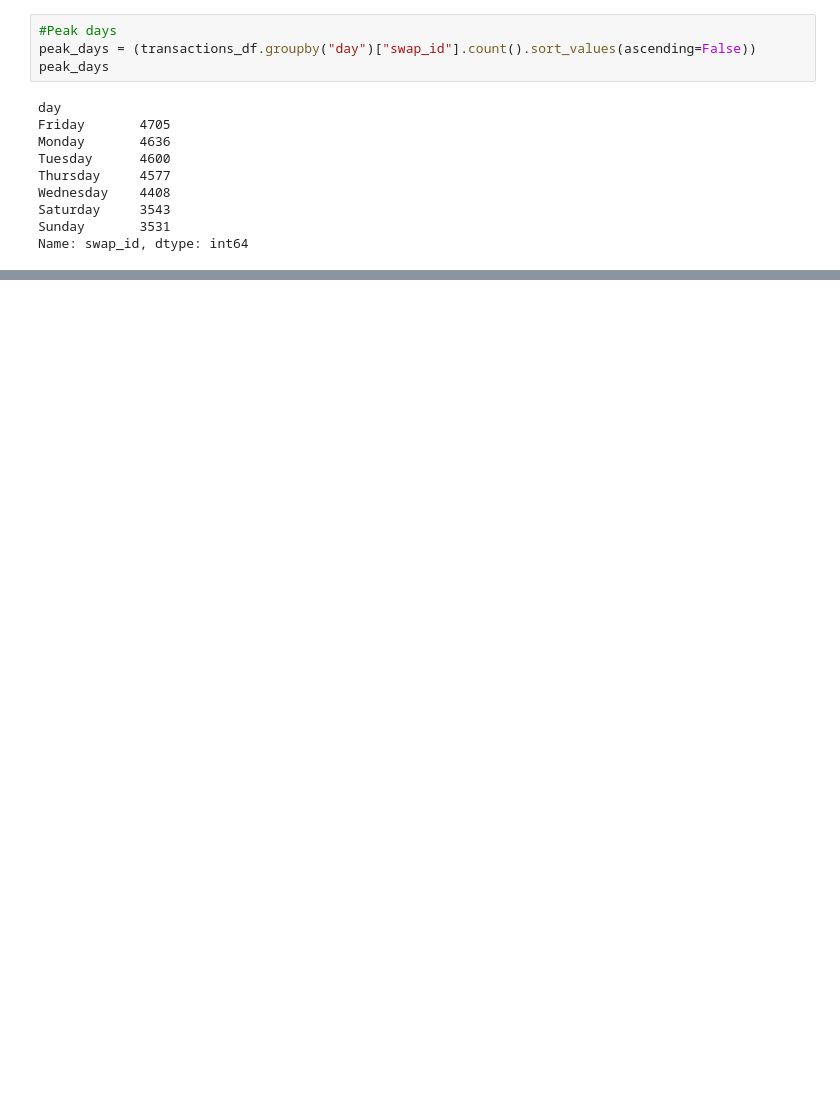
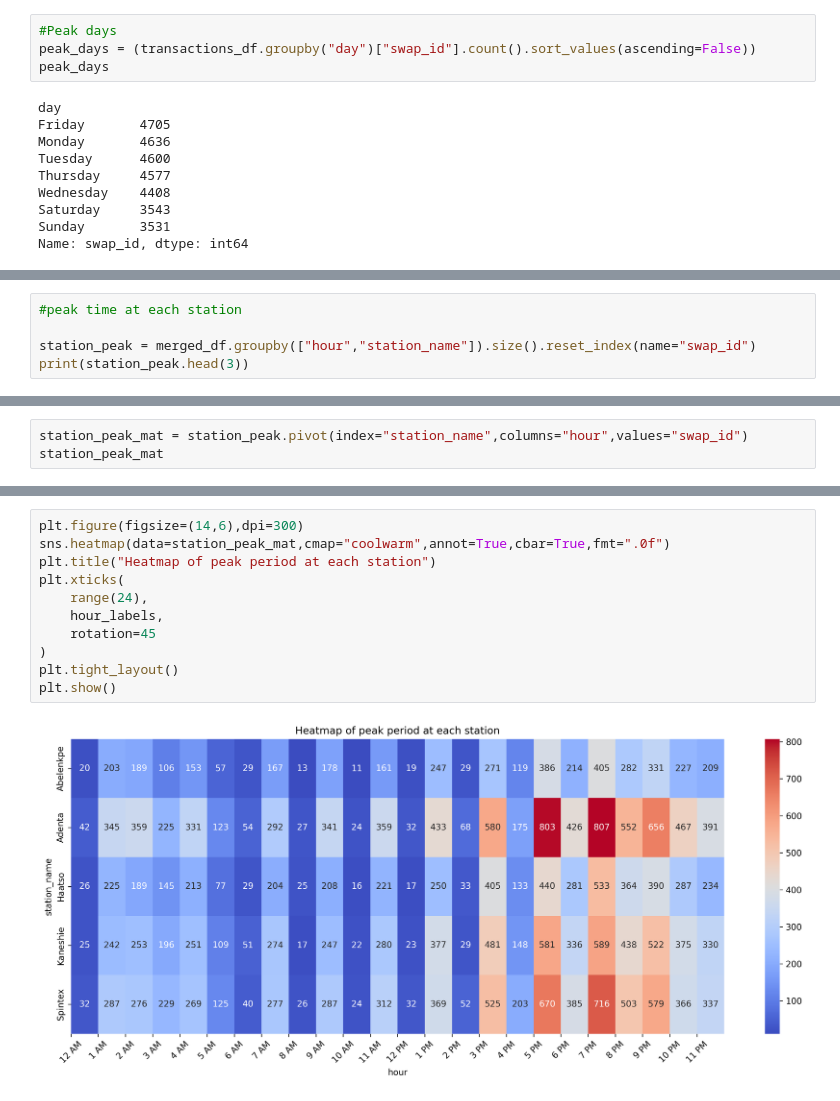
Before and after one commit to manafosman-dev/ev_swap_network_bi, a Jupyter notebook: notebooks/analytics.ipynb, the cells around one changed output, grey strips where cells are left out. Saved outputs shown, nothing was run; the diff lists cells and outputs as text; blank space fills up the shorter version.

```diff
--- a/notebooks/analytics.ipynb
+++ b/notebooks/analytics.ipynb
@@ -282,0 +298,5 @@ plt.show()
+# %%
+#peak time at each station
+
+station_peak = merged_df.groupby(["hour","station_name"]).size().reset_index(name="swap_id")
+print(station_peak.head(3))
@@ -282,0 +308,3 @@ plt.show()
+# %%
+station_peak_mat = station_peak.pivot(index="station_name",columns="hour",values="swap_id")
+station_peak_mat
@@ -282,0 +320,13 @@ plt.show()
+# %%
+plt.figure(figsize=(14,6),dpi=300)
+sns.heatmap(data=station_peak_mat,cmap="coolwarm",annot=True,cbar=True,fmt=".0f")
+plt.title("Heatmap of peak period at each station")
+plt.xticks(
+    range(24),
+    hour_labels,
+    rotation=45
+)
+plt.tight_layout()
+plt.show()
+# %% [output]
+[figure, added]
```
Also changed, not shown: parts of 11 cells of this notebook.
